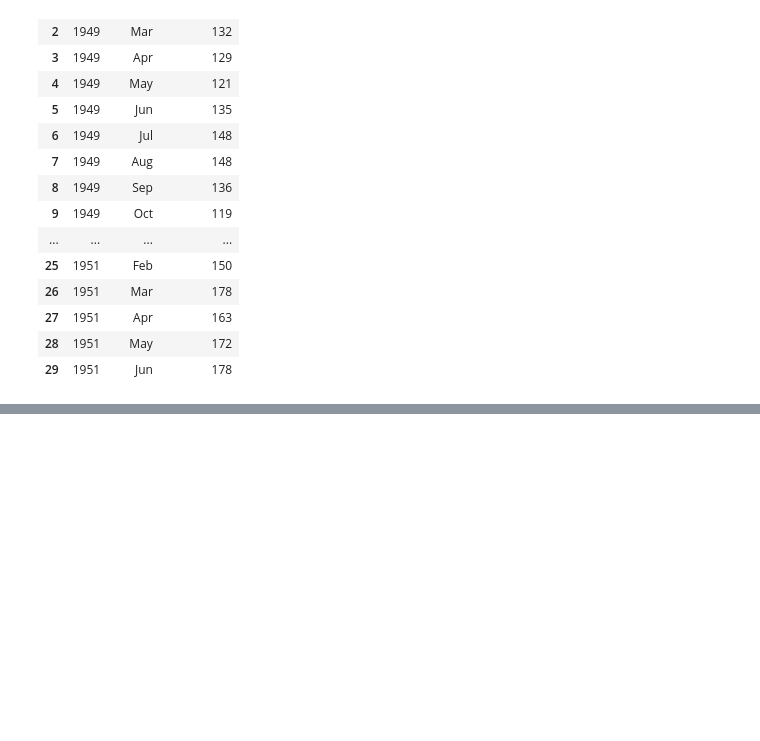
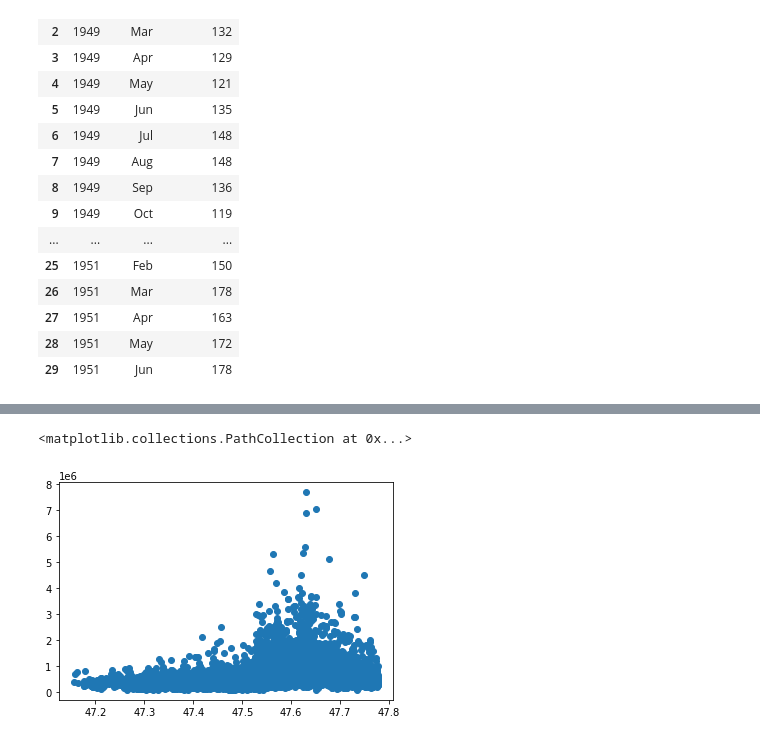
Before and after one commit to Sanoj32/Major-Project, a Jupyter notebook: jupyter_notebooks/Project.ipynb, the cells around one changed output, grey strips where cells are left out. Saved outputs shown, nothing was run; the diff lists cells and outputs as text; code cells hidden in the pictures; blank space fills up the shorter version.

```diff
--- a/jupyter_notebooks/Project.ipynb
+++ b/jupyter_notebooks/Project.ipynb
@@ -77,0 +87,5 @@ sns.scatterplot(x=longtitude,y=price,s=20)
+# %%
+plt.scatter(data['lat'],data['price'])
+# %% [output]
+<matplotlib.collections.PathCollection at 0x...>
+[figure, added]
```
Also changed, not shown: parts of 12 cells of this notebook.
